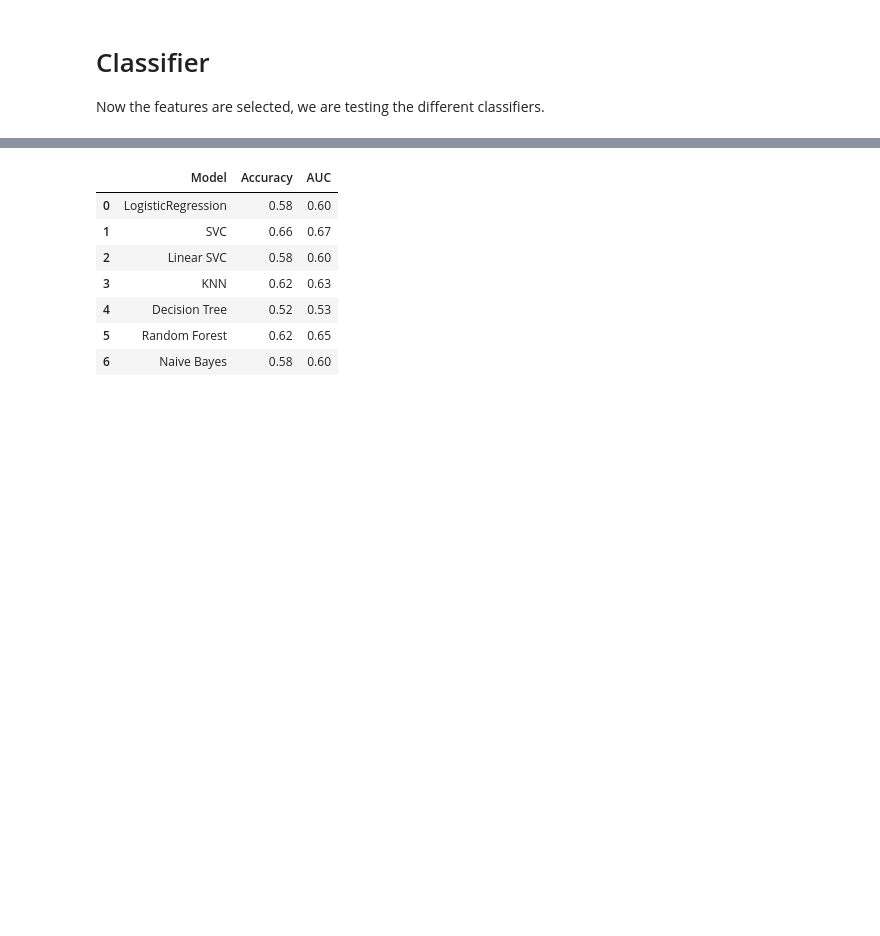
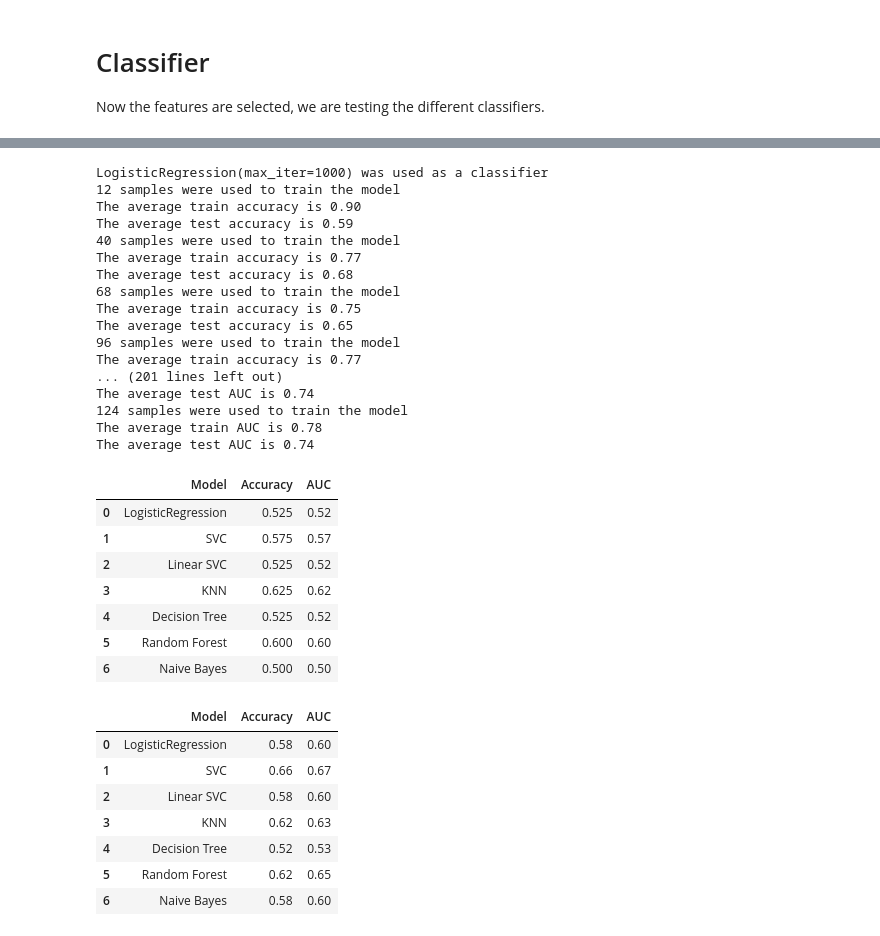
Before and after one commit to crystaljwang/tm10007-group-3, a Jupyter notebook: main_code.ipynb, the cells around one changed output, grey strips where cells are left out. Drawn from its saved outputs; the diff is of its cells as text; code cells hidden in the pictures; blank space fills up the shorter version.

```diff
--- a/main_code.ipynb
+++ b/main_code.ipynb
@@ -312,3 +282,73 @@ result_df
+# %%
+# Nieuw stuk code learning curve
+
+from sklearn.datasets import make_classification
+from sklearn.tree import DecisionTreeClassifier
+from sklearn.model_selection import learning_curve
+
+y_train = pd.DataFrame(y_train)
+y_train = y_train.to_numpy()
+
+for model in model_pipeline:
+    print(f"{model} was used as a classifier")
+    train_size_abs, train_scores, test_scores = learning_curve(LinearSVC(), X_train, y_train.ravel())
+    auc_train_size_abs, auc_train_scores, auc_test_scores = learning_curve(LinearSVC(), X_train, y_train.ravel(), scoring='roc_auc')
+# train_size_abs, train_scores, test_scores = learning_curve(LinearSVC(), X_train.to_numpy, y_train)
+    # train_size_abs, train_scores, test_scores = learning_curve(model, X_train, y_train, train_sizes=np.linspace(0.1, 1.0, 5), cv=ShuffleSplit(n_splits=5, test_size=0.15, random_state=0))
+    # auc_train_size, auc_train_scores, auc_test_scores = learning_curve(model, X_train, y_train, train_sizes=np.linspace(0.1, 1.0, 5), cv=ShuffleSplit(n_splits=5, test_size=0.15, random_state=0), scoring='roc_auc')
+
+    for train_size, cv_train_scores, cv_test_scores in zip(train_size_abs, train_scores, test_scores):
+        print(f"{train_size} samples were used to train the model")
+        print(f"The average train accuracy is {cv_train_scores.mean():.2f}")
+        print(f"The average test accuracy is {cv_test_scores.mean():.2f}")
+
+    for a, b, c in zip(auc_train_size_abs, auc_train_scores, auc_test_scores):
+        print(f"{a} samples were used to train the model")
+        print(f"The average train AUC is {b.mean():.2f}")
+        print(f"The average test AUC is {c.mean():.2f}")
+
+# VALIDATION
+acc_list = []
+auc_list = []
+cm_list = []
+fit_model = []
+
+for model in model_pipeline:
+    fit_model.append(model.fit(X_train, y_train.ravel()))
+    y_pred = model.predict(X_val)
+    acc_list.append(metrics.accuracy_score(y_val, y_pred))
+    fpr, tpr, _thresholds = metrics.roc_curve(y_val, y_pred)
+    auc_list.append(round(metrics.auc(fpr, tpr),2))
+    cm_list.append(confusion_matrix(y_val, y_pred))
+
+result_df = pd.DataFrame({'Model':model_list, 'Accuracy': acc_list, 'AUC': auc_list})
+result_df
+# %% [output]
+LogisticRegression(max_iter=1000) was used as a classifier
+12 samples were used to train the model
+The average train accuracy is 0.90
+The average test accuracy is 0.59
+40 samples were used to train the model
+The average train accuracy is 0.77
+The average test accuracy is 0.68
+68 samples were used to train the model
+The average train accuracy is 0.75
+The average test accuracy is 0.65
+96 samples were used to train the model
+The average train accuracy is 0.77
+... (201 lines left out)
+The average test AUC is 0.74
+124 samples were used to train the model
+The average train AUC is 0.78
+The average test AUC is 0.74
+|  | Model | Accuracy | AUC |
+| 0 | LogisticRegression | 0.525 | 0.52 |
+| 1 | SVC | 0.575 | 0.57 |
+| 2 | Linear SVC | 0.525 | 0.52 |
+| 3 | KNN | 0.625 | 0.62 |
+| 4 | Decision Tree | 0.525 | 0.52 |
+| 5 | Random Forest | 0.600 | 0.60 |
+| 6 | Naive Bayes | 0.500 | 0.50 |
 # %%
 # ----- TEST SET ------
 
```
Also changed, not shown: parts of 3 cells of this notebook.
